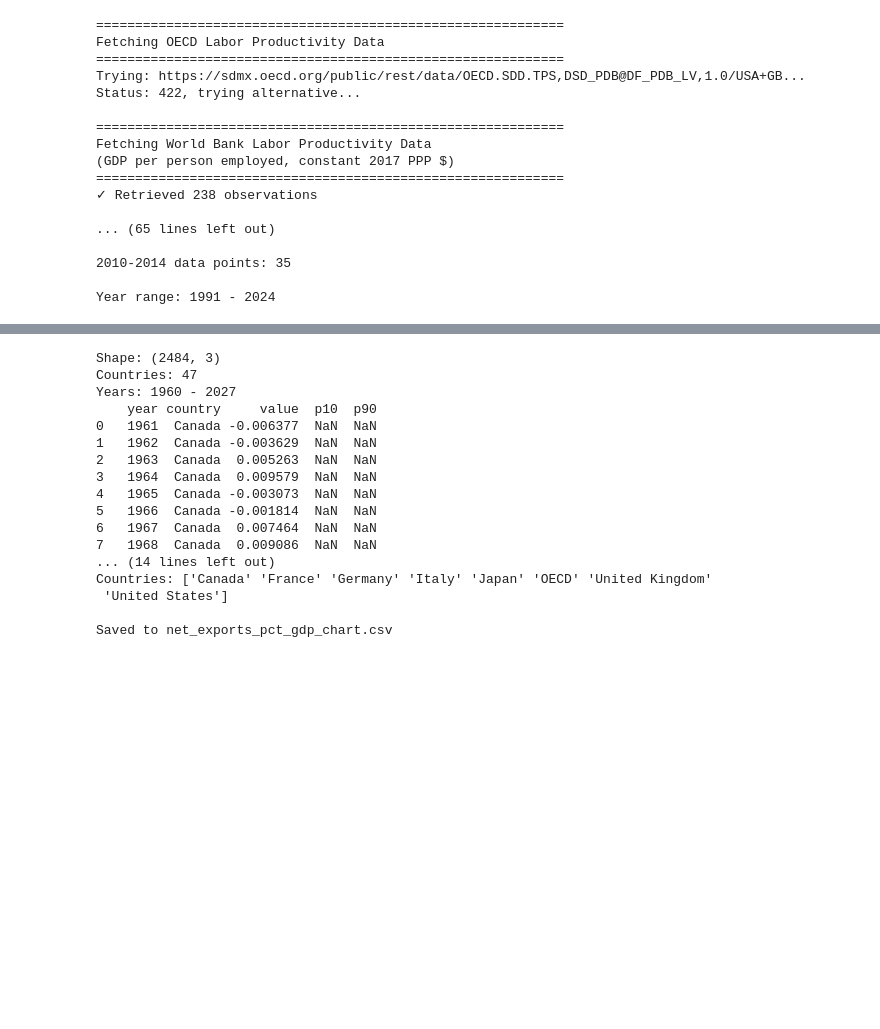
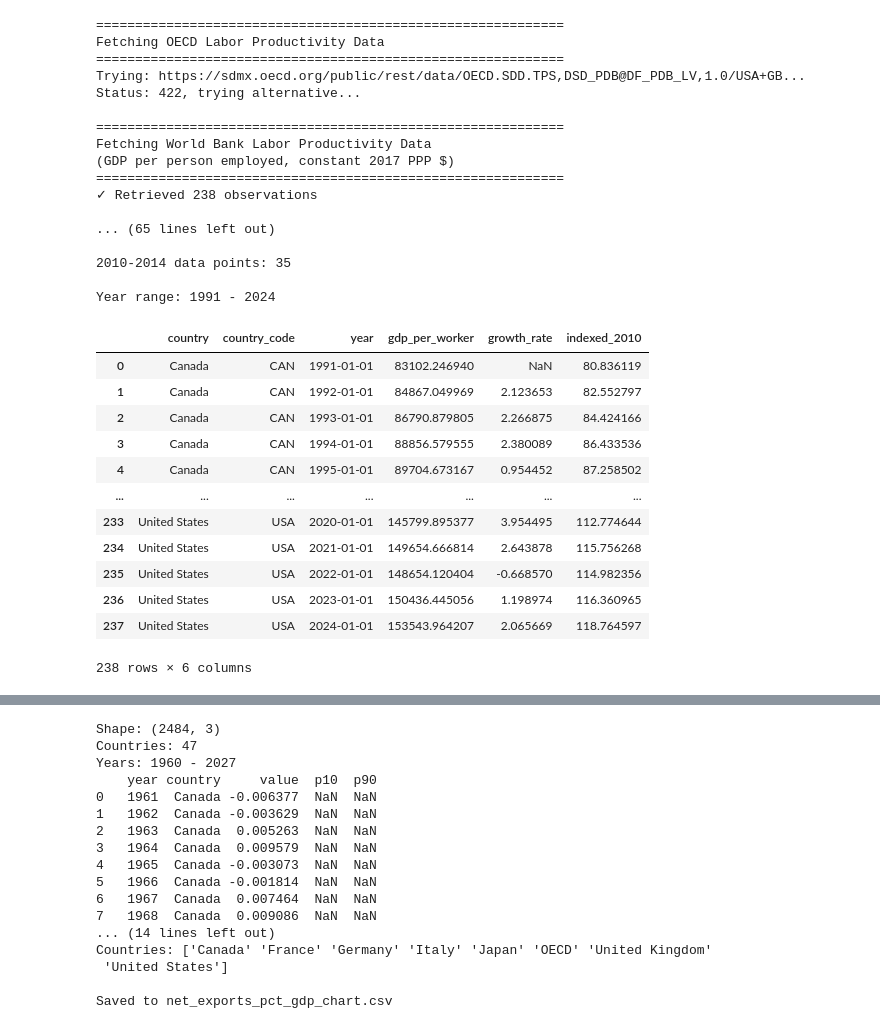
Before and after one commit to jhellingsdata/RADataHub, a Jupyter notebook: AGP Slides/Module 1/m1_data.ipynb, the cells around one changed output, grey strips where cells are left out. Saved outputs shown, nothing was run; the diff lists cells and outputs as text; code cells hidden in the pictures; blank space fills up the shorter version.

```diff
--- a/AGP Slides/Module 1/m1_data.ipynb
+++ b/AGP Slides/Module 1/m1_data.ipynb
@@ -847,7 +847,7 @@ def add_derived_columns(df):
     df['growth_rate'] = df.groupby('country')['gdp_per_worker'].pct_change() * 100
 
     # Index to 2000 = 100
-    def index_to_base(group, base_year=2000):
+    def index_to_base(group, base_year=2010):
         base_date = pd.Timestamp(f'{base_year}-01-01')
         if base_date in group['year'].values:
             base_value = group.loc[group['year'] == base_date, 'gdp_per_worker'].values[0]
@@ -855,7 +855,7 @@ def add_derived_columns(df):
             base_value = group['gdp_per_worker'].iloc[0]
         return (group['gdp_per_worker'] / base_value) * 100
 
-    df['indexed_2000'] = df.groupby('country', group_keys=False).apply(index_to_base)
+    df['indexed_2010'] = df.groupby('country', group_keys=False).apply(index_to_base)
 
     return df
 
@@ -922,3 +922,19 @@ Fetching World Bank Labor Productivity Data
 2010-2014 data points: 35
 
 Year range: 1991 - 2024
+# %%
+wb_data
+# %% [output]
+|  | country | country_code | year | gdp_per_worker | growth_rate | indexed_2010 |
+| 0 | Canada | CAN | 1991-01-01 | 83102.246940 | NaN | 80.836119 |
+| 1 | Canada | CAN | 1992-01-01 | 84867.049969 | 2.123653 | 82.552797 |
+| 2 | Canada | CAN | 1993-01-01 | 86790.879805 | 2.266875 | 84.424166 |
+| 3 | Canada | CAN | 1994-01-01 | 88856.579555 | 2.380089 | 86.433536 |
+| 4 | Canada | CAN | 1995-01-01 | 89704.673167 | 0.954452 | 87.258502 |
+| ... | ... | ... | ... | ... | ... | ... |
+| 233 | United States | USA | 2020-01-01 | 145799.895377 | 3.954495 | 112.774644 |
+| 234 | United States | USA | 2021-01-01 | 149654.666814 | 2.643878 | 115.756268 |
+| 235 | United States | USA | 2022-01-01 | 148654.120404 | -0.668570 | 114.982356 |
+| 236 | United States | USA | 2023-01-01 | 150436.445056 | 1.198974 | 116.360965 |
+| 237 | United States | USA | 2024-01-01 | 153543.964207 | 2.065669 | 118.764597 |
+238 rows × 6 columns
```
Also changed, not shown: parts of 20 cells of this notebook, 9 other files.
